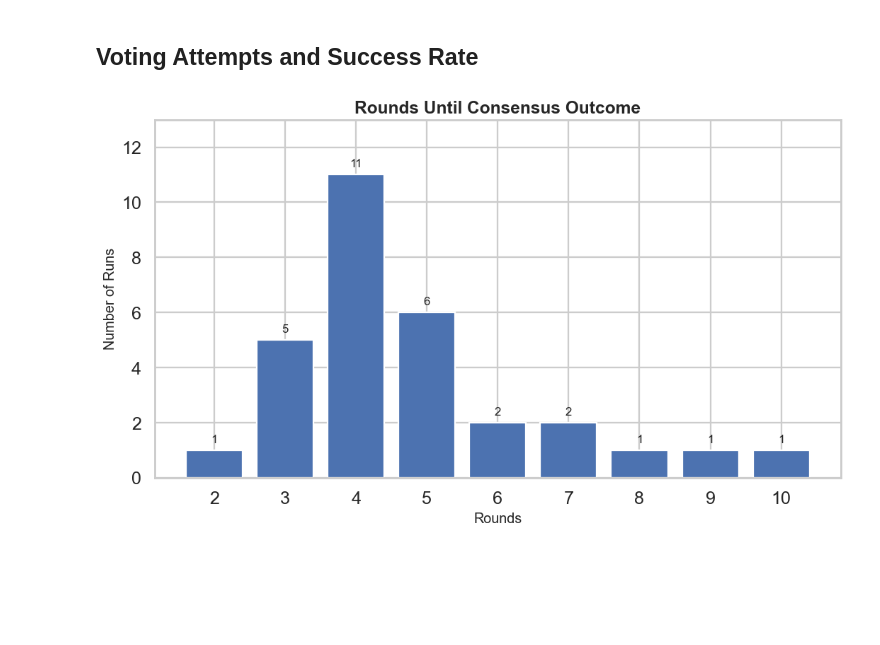
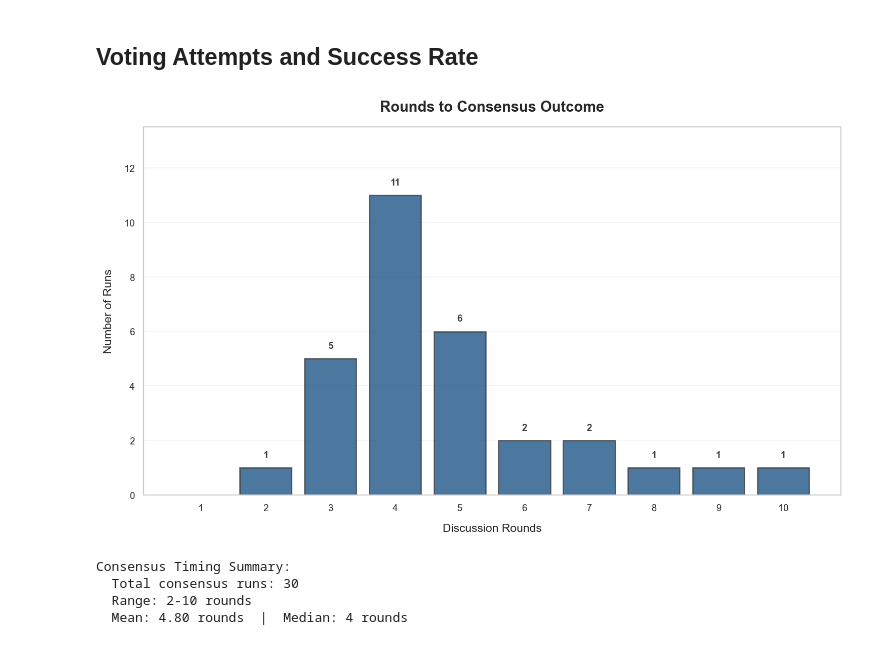
Before and after one commit to Lucas-Mueller/Rawls_v3, a Jupyter notebook: hypothesis_testing/hypothesis_1/hypothesis1_descriptive_analysis.ipynb, the cells around one changed output. Drawn from its saved outputs; the diff is of its cells as text; code cells hidden in the pictures; blank space fills up the shorter version.

```diff
--- a/hypothesis_testing/hypothesis_1/hypothesis1_descriptive_analysis.ipynb
+++ b/hypothesis_testing/hypothesis_1/hypothesis1_descriptive_analysis.ipynb
@@ -338,32 +638,52 @@ else:
 # %% [markdown]
 ## Voting Attempts and Success Rate
 # %%
+consensus_rounds = run_metrics[(run_metrics["consensus_reached"] == True) & run_metrics["rounds_to_outcome"].notna()].copy()
 
-consensus_rounds = run_metrics[(run_metrics["consensus_reached"] == True) & run_metrics["rounds_to_outcome"].notna()].copy()
 if consensus_rounds.empty:
     print("No consensus runs with recorded round counts.")
 else:
     consensus_rounds["rounds_bucket"] = consensus_rounds["rounds_to_outcome"].astype(int).astype(str)
     ordered_bins = [str(i) for i in range(1, 11)]
     counts = pd.Series({b: 0 for b in ordered_bins})
     counts.update(consensus_rounds["rounds_bucket"].value_counts())
-    counts = counts.loc[[b for b in ordered_bins if counts[b] > 0]]
 
-    fig, ax = plt.subplots(figsize=(10, 6))
-    bars = ax.bar(counts.index, counts.values, color="#4C72B0")
+    # Show rounds 1 through maximum observed
+    max_round = int(consensus_rounds["rounds_to_outcome"].max())
+    display_bins = [str(i) for i in range(1, max_round + 1)]
+    counts = counts.loc[display_bins]
 
+    fig, ax = plt.subplots(figsize=FIG_SIZES["single"])
+    bars = ax.bar(counts.index, counts.values, color=COLORS["primary_blue"],
+                  edgecolor=COLORS["dark_gray"], alpha=0.85, linewidth=1.2)
+
+    # Add value labels on bars
     for bar, value in zip(bars, counts.values):
         if value > 0:
-            ax.text(bar.get_x() + bar.get_width() / 2, value + 0.2, f"{int(value)}", ha="center", va="bottom", fontsize=11)
+            ax.text(bar.get_x() + bar.get_width() / 2, value + 0.3, f"{int(value)}",
+                   ha="center", va="bottom", fontsize=FONT_SIZES["annotation"],
+                   fontweight="bold", color=COLORS["dark_gray"])
 
-    ax.set_title("Rounds Until Consensus Outcome")
-    ax.set_xlabel("Rounds")
-    ax.set_ylabel("Number of Runs")
-    ax.set_ylim(0, counts.values.max() + 2)
+    ax.set_title("Rounds to Consensus Outcome",
+                fontsize=FONT_SIZES["title"], fontweight="bold", pad=15)
+    ax.set_xlabel("Discussion Rounds", fontsize=FONT_SIZES["axis_label"], labelpad=10)
+    ax.set_ylabel("Number of Runs", fontsize=FONT_SIZES["axis_label"], labelpad=10)
+    ax.set_ylim(0, counts.values.max() + 2.5)
+    ax.set_xticks(range(len(counts.index)))
     ax.set_xticklabels(counts.index, rotation=0)
 
     fig.tight_layout()
-    fig.savefig(FIGURES_DIR / "rounds_histogram.png", dpi=300, bbox_inches="tight")
     plt.show()
+
+    # Print summary statistics
+    rounds_values = consensus_rounds["rounds_to_outcome"].values
+    print(f"\nConsensus Timing Summary:")
+    print(f"  Total consensus runs: {len(rounds_values)}")
+    print(f"  Range: {rounds_values.min():.0f}-{rounds_values.max():.0f} rounds")
+    print(f"  Mean: {rounds_values.mean():.2f} rounds  |  Median: {np.median(rounds_values):.0f} rounds")
 # %% [output]
-[figure, old version]
+[figure, new version]
+Consensus Timing Summary:
+  Total consensus runs: 30
+  Range: 2-10 rounds
+  Mean: 4.80 rounds  |  Median: 4 rounds
```
Also changed, not shown: parts of 20 cells of this notebook, 48 other files.
